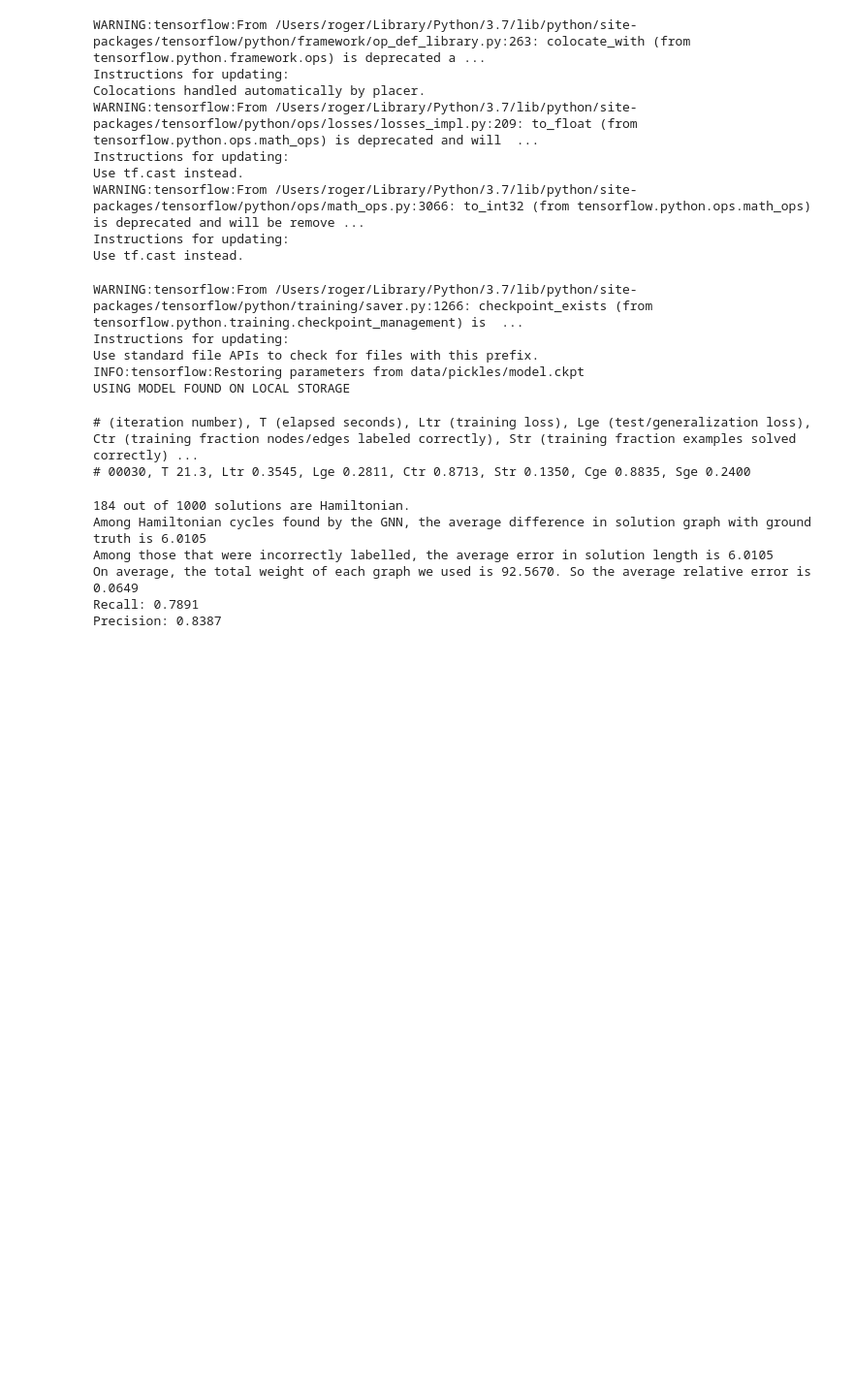
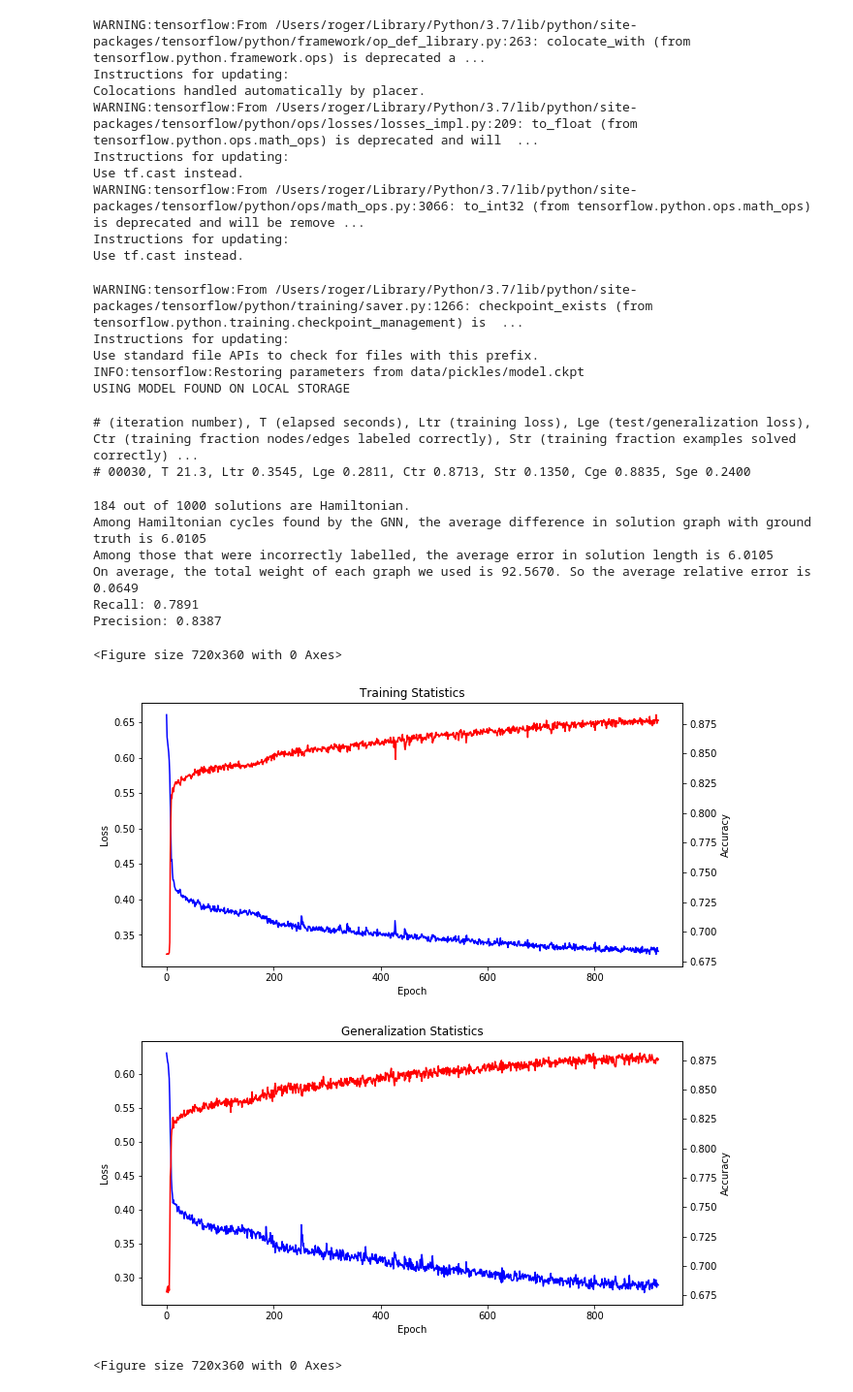
Before and after one commit to shobrook/gnn-dtsp, a Jupyter notebook: final.ipynb, the cells around one changed output. Shown at 97% size. Cells and saved outputs as stored; diff of their text form; code cells hidden in the pictures; blank space fills up the shorter version.

Commit message:
add training/generalization stats plotting code

```diff
--- a/final.ipynb
+++ b/final.ipynb
@@ -533,3 +536,49 @@ Among those that were incorrectly labelled, the average error in solution length
 On average, the total weight of each graph we used is 92.5670. So the average relative error is 0.0649
 Recall: 0.7891
 Precision: 0.8387
+# %%
+#########
+# MAKE TRAINING STATS
+#########
+import matplotlib.pyplot as plt
+plt.rcParams['figure.figsize'] = [10, 5]
+
+training_stats = pickle.load(open("data/pickles/train_stats.pkl", 'rb'))
+
+# Make Training Plots
+loss_tr = np.array(training_stats['loss_tr'])
+correct_tr = np.array(training_stats['correct_tr'])
+epoch = np.arange(loss_tr.shape[0])
+ax = plt.subplot(1, 1, 1)
+ax.plot(epoch, loss_tr, label = "Training Loss", color = "blue")
+plt.xlabel("Epoch")
+plt.ylabel("Loss")
+# Accuracy (right)
+ax2 = ax.twinx()
+ax2.plot(epoch, correct_tr, label = "Training Accuracy", color = "red")
+plt.ylabel('Accuracy')
+plt.title("Training Statistics")
+plt.savefig("training_stats.png")
+plt.figure()
+
+# Make Testing Plots
+# Make Training Plots
+loss_ge = np.array(training_stats['loss_ge'])
+correct_ge = np.array(training_stats['correct_ge'])
+epoch = np.arange(loss_ge.shape[0])
+ax = plt.subplot(1, 1, 1)
+ax.plot(epoch, loss_ge, color = "blue")
+plt.xlabel("Epoch")
+plt.ylabel("Loss")
+# Accuracy (right)
+ax2 = ax.twinx()
+ax2.plot(epoch, correct_ge, color = "red")
+plt.ylabel('Accuracy')
+plt.title("Generalization Statistics")
+plt.savefig("generalization_stats.png")
+plt.figure()
+# %% [output]
+<Figure size 720x360 with 0 Axes>
+[figure, added]
+[figure, added]
+<Figure size 720x360 with 0 Axes>
```
Also changed, not shown: parts of 2 cells of this notebook.
